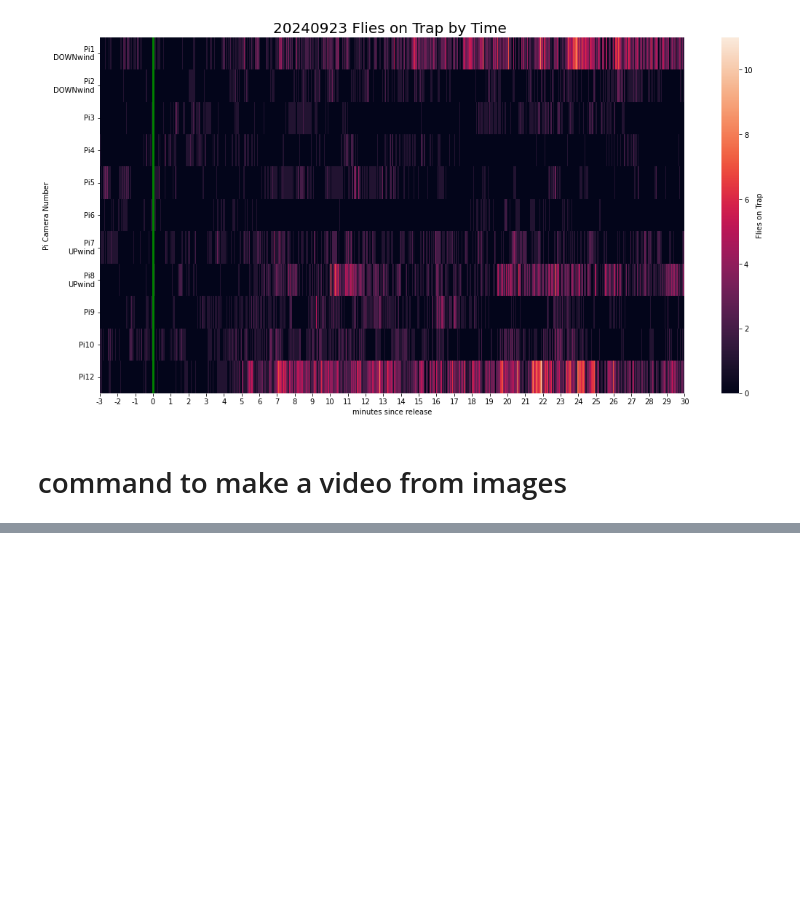
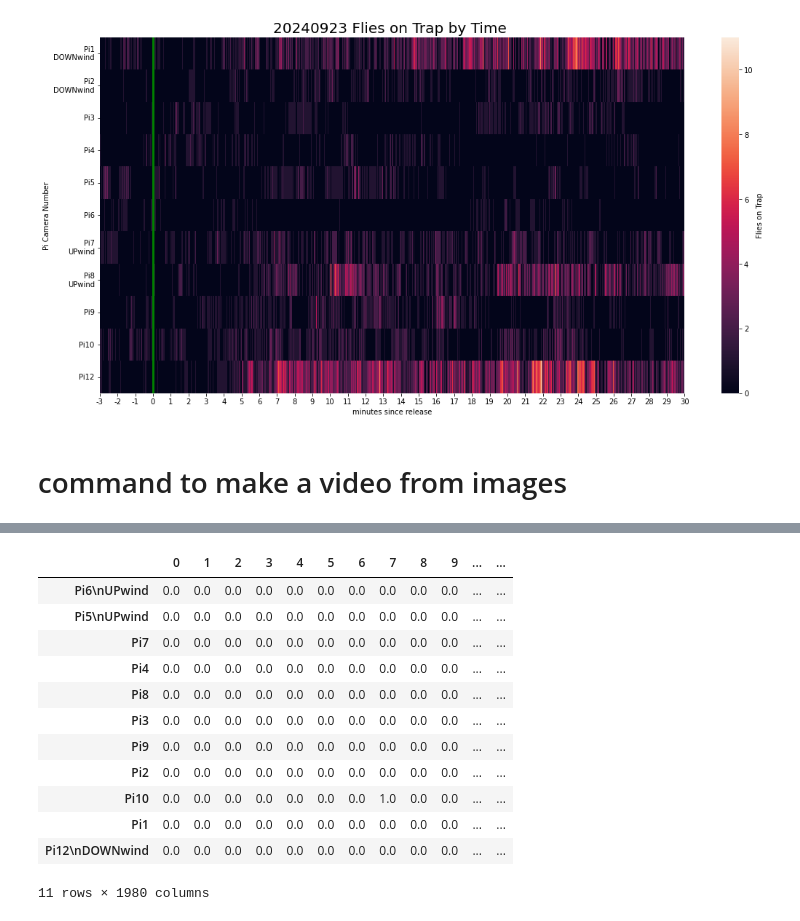
Before and after one commit to symmetricK/fly_research_project, a Jupyter notebook: new_field_release_analysis.ipynb, the cells around one changed output, grey strips where cells are left out. Cells and saved outputs as stored; diff of their text form; code cells hidden in the pictures; blank space fills up the shorter version.

```diff
--- a/new_field_release_analysis.ipynb
+++ b/new_field_release_analysis.ipynb
@@ -1442,0 +2046,40 @@ plt.savefig(+str(ind)+'.svg',dpi=600)
+# %%
+series_list=[]
+name_list=[6,5,7,4,8,3,9,2,10,1,12]
+
+
+for num in name_list:
+    tmp_series_list=[]
+    for i in sorted_heat_df.iloc:
+        if str(num) in i.name:
+            #print(i.name)
+            tmp_series_list.append(i.name)
+            if len(tmp_series_list)==1:
+                #print(tmp_series_list[0])
+                #print(i)
+            #tmp_series_list_r=tmp_series_list[0]
+                series_list.append(i)
+
+concat_df=pd.concat([series_list[0],series_list[1],series_list[2],series_list[3],series_list[4],series_list[5],
+          series_list[6],series_list[7],series_list[8],series_list[9],series_list[10]],axis=1)
+
+
+
+transposed_df=concat_df.transpose()
+
+
+transposed_df
+# %% [output]
+|  | 0 | 1 | 2 | 3 | 4 | 5 | 6 | 7 | 8 | 9 | ... | ... |
+| Pi6\nUPwind | 0.0 | 0.0 | 0.0 | 0.0 | 0.0 | 0.0 | 0.0 | 0.0 | 0.0 | 0.0 | ... | ... |
+| Pi5\nUPwind | 0.0 | 0.0 | 0.0 | 0.0 | 0.0 | 0.0 | 0.0 | 0.0 | 0.0 | 0.0 | ... | ... |
+| Pi7 | 0.0 | 0.0 | 0.0 | 0.0 | 0.0 | 0.0 | 0.0 | 0.0 | 0.0 | 0.0 | ... | ... |
+| Pi4 | 0.0 | 0.0 | 0.0 | 0.0 | 0.0 | 0.0 | 0.0 | 0.0 | 0.0 | 0.0 | ... | ... |
+| Pi8 | 0.0 | 0.0 | 0.0 | 0.0 | 0.0 | 0.0 | 0.0 | 0.0 | 0.0 | 0.0 | ... | ... |
+| Pi3 | 0.0 | 0.0 | 0.0 | 0.0 | 0.0 | 0.0 | 0.0 | 0.0 | 0.0 | 0.0 | ... | ... |
+| Pi9 | 0.0 | 0.0 | 0.0 | 0.0 | 0.0 | 0.0 | 0.0 | 0.0 | 0.0 | 0.0 | ... | ... |
+| Pi2 | 0.0 | 0.0 | 0.0 | 0.0 | 0.0 | 0.0 | 0.0 | 0.0 | 0.0 | 0.0 | ... | ... |
+| Pi10 | 0.0 | 0.0 | 0.0 | 0.0 | 0.0 | 0.0 | 0.0 | 1.0 | 0.0 | 0.0 | ... | ... |
+| Pi1 | 0.0 | 0.0 | 0.0 | 0.0 | 0.0 | 0.0 | 0.0 | 0.0 | 0.0 | 0.0 | ... | ... |
+| Pi12\nDOWNwind | 0.0 | 0.0 | 0.0 | 0.0 | 0.0 | 0.0 | 0.0 | 0.0 | 0.0 | 0.0 | ... | ... |
+11 rows × 1980 columns
```
Also changed, not shown: parts of 12 cells of this notebook.
